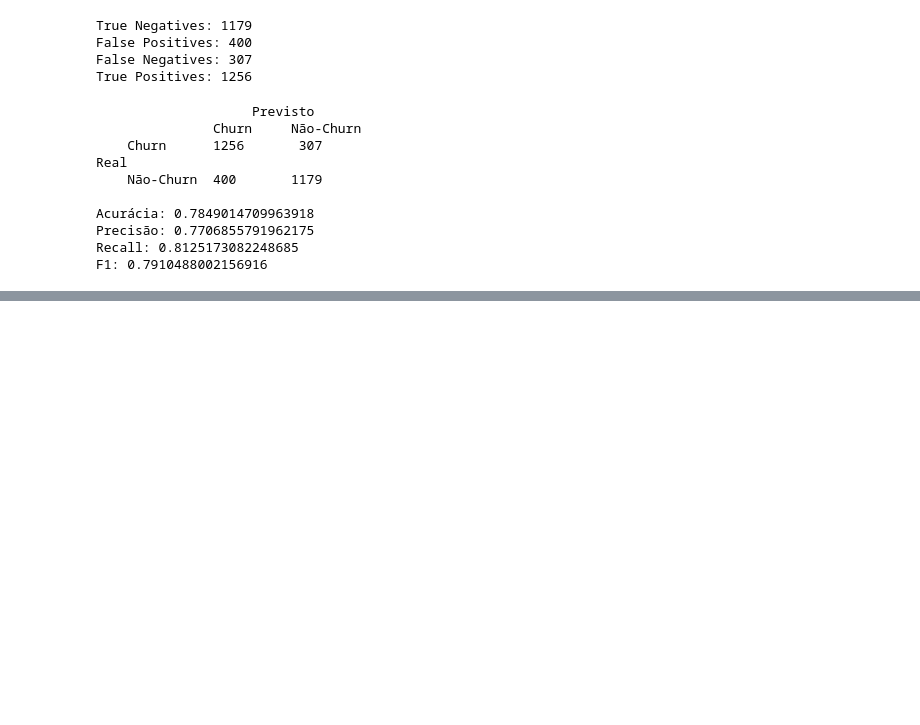
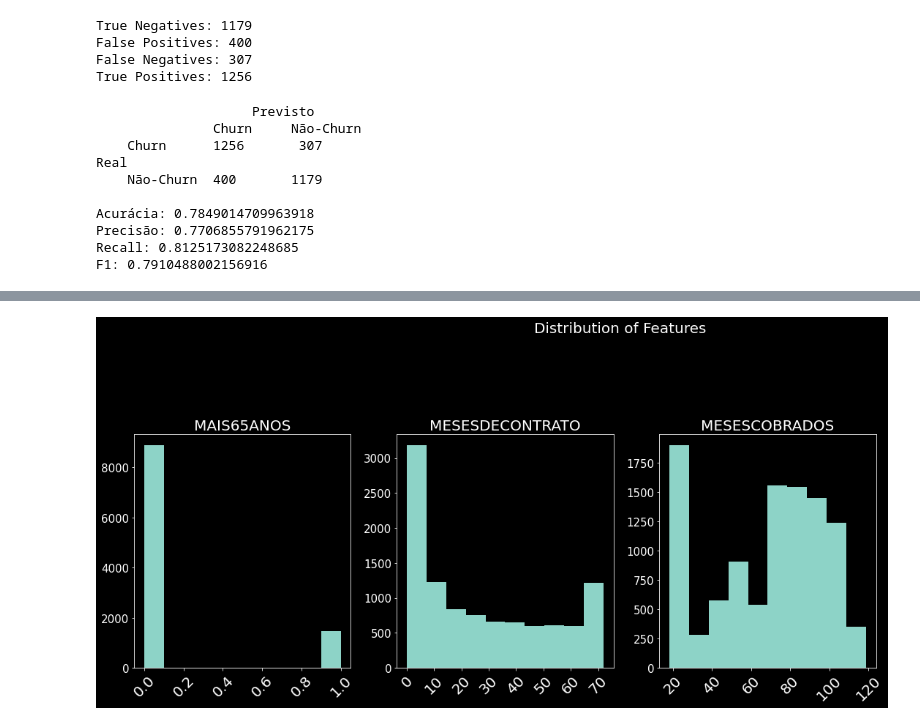
Before and after one commit to williambrunos/Pyspark, a Jupyter notebook: Classification_with_pyspark/aula1.ipynb, the cells around one changed output, grey strips where cells are left out. Saved outputs shown, nothing was run; the diff lists cells and outputs as text; code cells hidden in the pictures; blank space fills up the shorter version.

Commit message:
Data Visualization sandbox

```diff
--- a/Classification_with_pyspark/aula1.ipynb
+++ b/Classification_with_pyspark/aula1.ipynb
@@ -704,0 +710,18 @@ F1: 0.7910488002156916
+# %%
+fig = plt.figure(figsize=(20, 20))
+st = fig.suptitle('Distribution of Features', fontsize=20, verticalalignment='center') # plot main title
+
+for col, num in zip(raw_data.drop('ID').toPandas().describe().columns, range(1, 20)):
+  ax = fig.add_subplot(3, 4, num)
+  ax.hist(raw_data.toPandas()[col])
+  plt.style.use('dark_background')
+  plt.grid(False)
+  plt.xticks(rotation=45, fontsize=20)
+  plt.yticks(fontsize=15)
+  plt.title(col.upper(), fontsize=20)
+plt.tight_layout()
+st.set_y(0.95)
+fig.subplots_adjust(top=0.85, hspace=0.4)
+plt.show()
+# %% [output]
+[figure, added]
```
Also changed, not shown: parts of 3 cells of this notebook.
